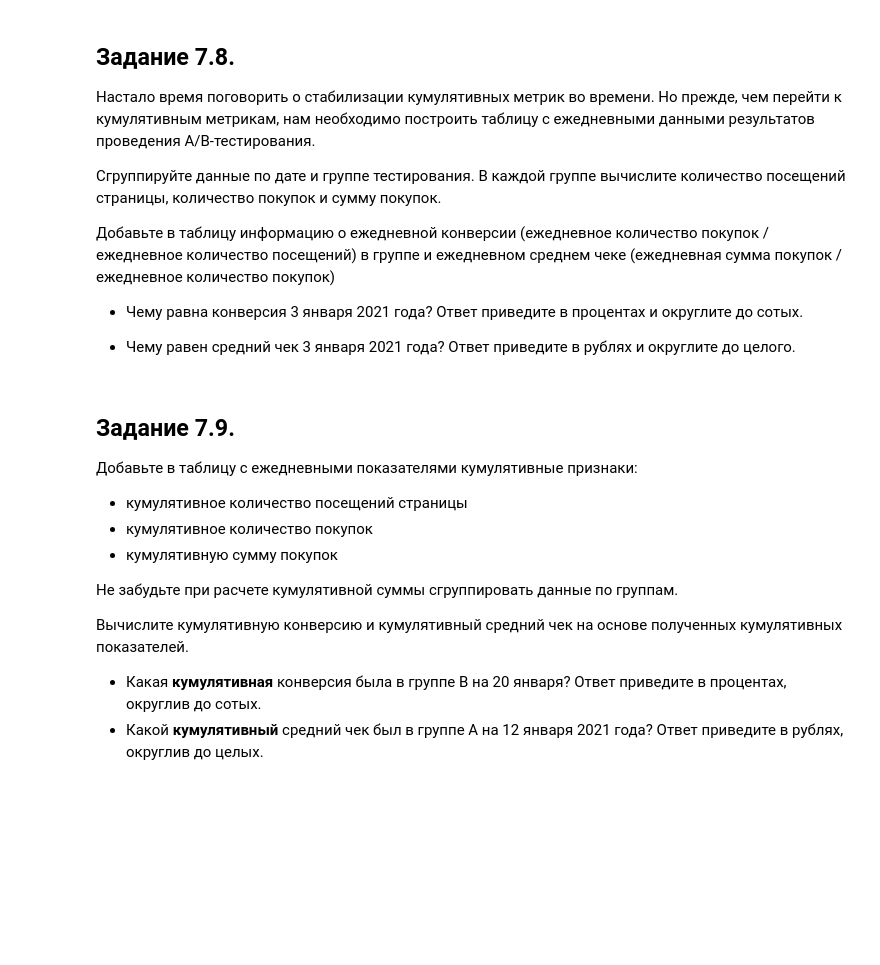
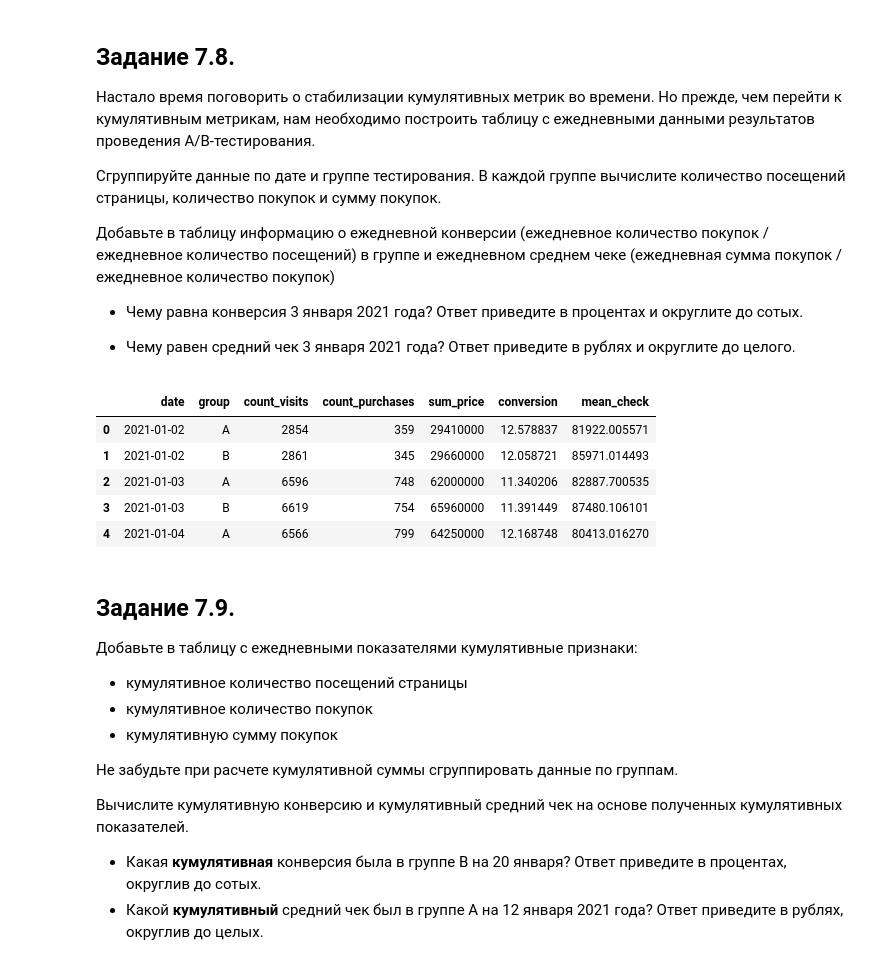
Before and after one commit to Alexx-Yu/python_classes, a Jupyter notebook: Module 27 - EDA-5/Template_EDA_5.ipynb, the cells around one changed output. Drawn from its saved outputs; the diff is of its cells as text; code cells hidden in the pictures; blank space fills up the shorter version.

```diff
--- a/Module 27 - EDA-5/Template_EDA_5.ipynb
+++ b/Module 27 - EDA-5/Template_EDA_5.ipynb
@@ -156,7 +242,25 @@ updated_data = data[data['user_id'].apply(lambda x: x not in user_intersection)]
 
 * Чему равен средний чек 3 января 2021 года? Ответ приведите в рублях и округлите до целого.
 # %%
-# ваш код здесь
+# сгруппируем данные по дате и группе
+daily_data = updated_data.groupby(['date', 'group']).agg({'user_id':'count', 'purchase':'sum', 'price': 'sum'}).reset_index()
+
+# преименуем столбцы
+daily_data = daily_data.rename(columns={'user_id': 'count_visits', 'purchase': 'count_purchases', 'price': 'sum_price'})
+
+# добавим в таблицу информацию о ежедневной конверсии и среднем чеке
+daily_data['conversion'] = daily_data['count_purchases'] / daily_data['count_visits'] * 100
+daily_data['mean_check'] = daily_data['sum_price'] / daily_data['count_purchases']
+
+# выведем шапку таблицы дял ответа на вопрос
+daily_data.head()
+# %% [output]
+|  | date | group | count_visits | count_purchases | sum_price | conversion | mean_check |
+| 0 | 2021-01-02 | A | 2854 | 359 | 29410000 | 12.578837 | 81922.005571 |
+| 1 | 2021-01-02 | B | 2861 | 345 | 29660000 | 12.058721 | 85971.014493 |
+| 2 | 2021-01-03 | A | 6596 | 748 | 62000000 | 11.340206 | 82887.700535 |
+| 3 | 2021-01-03 | B | 6619 | 754 | 65960000 | 11.391449 | 87480.106101 |
+| 4 | 2021-01-04 | A | 6566 | 799 | 64250000 | 12.168748 | 80413.016270 |
 # %% [markdown]
 ## **Задание 7.9.**
 
```
Also changed, not shown: parts of 27 cells of this notebook.
